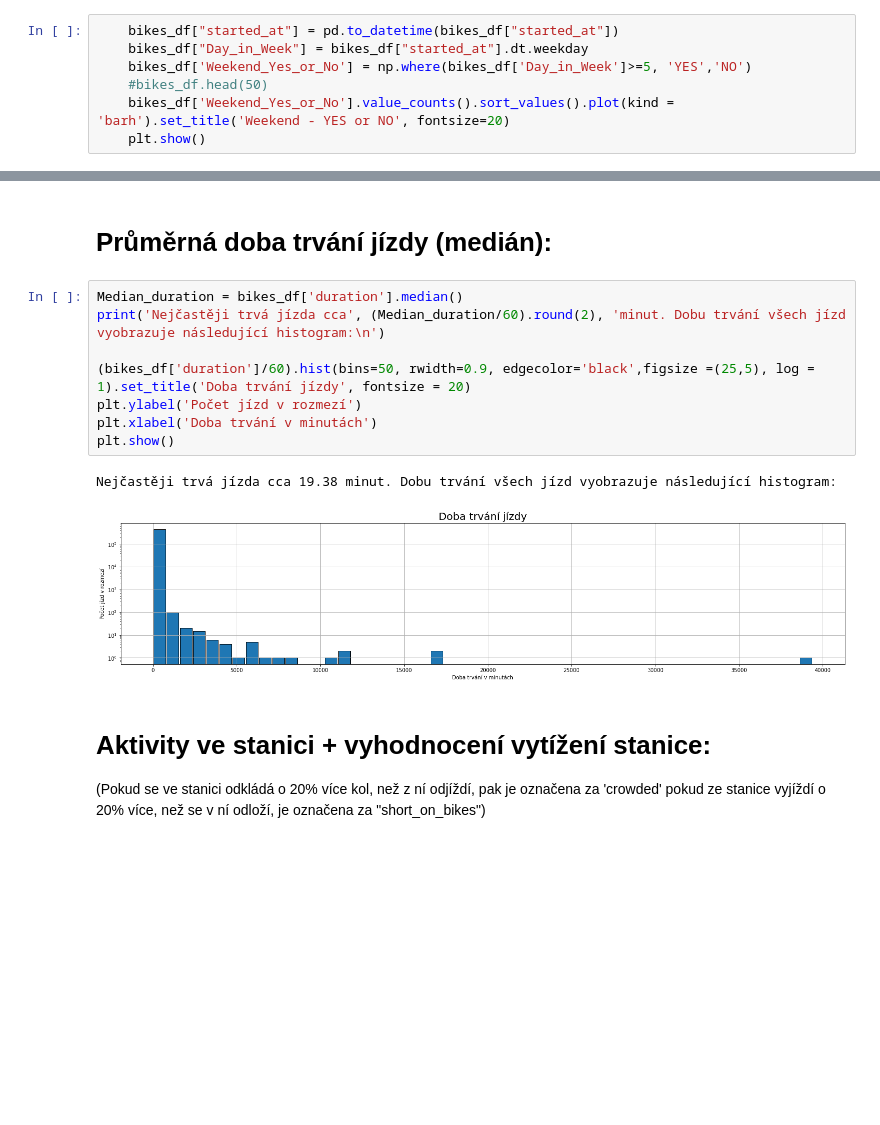
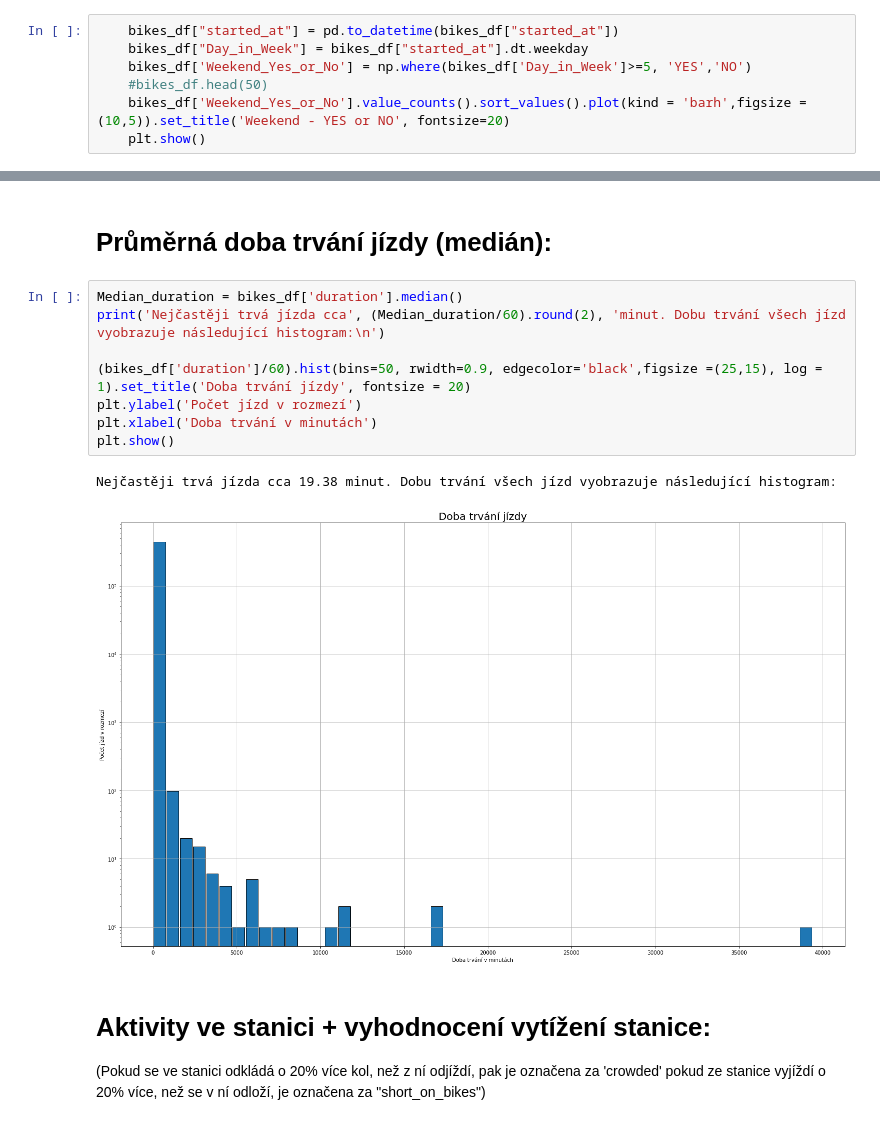
Before and after one commit to ondrejknopp/Engeto_Pandas_project, a Jupyter notebook: Engeto_Pandas_project_Knopp.ipynb, the cells around one changed output, grey strips where cells are left out. Cells and saved outputs as stored; diff of their text form; blank space fills up the shorter version.

```diff
--- a/Engeto_Pandas_project_Knopp.ipynb
+++ b/Engeto_Pandas_project_Knopp.ipynb
@@ -95,6 +113,6 @@ bikes_df.sort_values('start_station_id', ascending = True).head(20)
     bikes_df["Day_in_Week"] = bikes_df["started_at"].dt.weekday
     bikes_df['Weekend_Yes_or_No'] = np.where(bikes_df['Day_in_Week']>=5, 'YES','NO')
     #bikes_df.head(50)
-    bikes_df['Weekend_Yes_or_No'].value_counts().sort_values().plot(kind = 'barh').set_title('Weekend - YES or NO', fontsize=20)
+    bikes_df['Weekend_Yes_or_No'].value_counts().sort_values().plot(kind = 'barh',figsize =(10,5)).set_title('Weekend - YES or NO', fontsize=20)
     plt.show()
 # %% [output]
@@ -104,14 +122,14 @@ bikes_df.sort_values('start_station_id', ascending = True).head(20)
 # %%
 Median_duration = bikes_df['duration'].median()
 print('Nejčastěji trvá jízda cca', (Median_duration/60).round(2), 'minut. Dobu trvání všech jízd vyobrazuje následující histogram:\n')
 
-(bikes_df['duration']/60).hist(bins=50, rwidth=0.9, edgecolor='black',figsize =(25,5), log = 1).set_title('Doba trvání jízdy', fontsize = 20)
+(bikes_df['duration']/60).hist(bins=50, rwidth=0.9, edgecolor='black',figsize =(25,15), log = 1).set_title('Doba trvání jízdy', fontsize = 20)
 plt.ylabel('Počet jízd v rozmezí')
 plt.xlabel('Doba trvání v minutách')
 plt.show()
 # %% [output]
 Nejčastěji trvá jízda cca 19.38 minut. Dobu trvání všech jízd vyobrazuje následující histogram:
-[figure, old version]
+[figure, new version]
 # %% [markdown]
 # Aktivity ve stanici + vyhodnocení vytížení stanice:
 (Pokud se ve stanici odkládá o 20% více kol, než z ní odjíždí, pak je označena za 'crowded' pokud ze stanice vyjíždí o 20% více, než se v ní odloží, je označena za "short_on_bikes")
```
Also changed, not shown: parts of 4 cells of this notebook.
